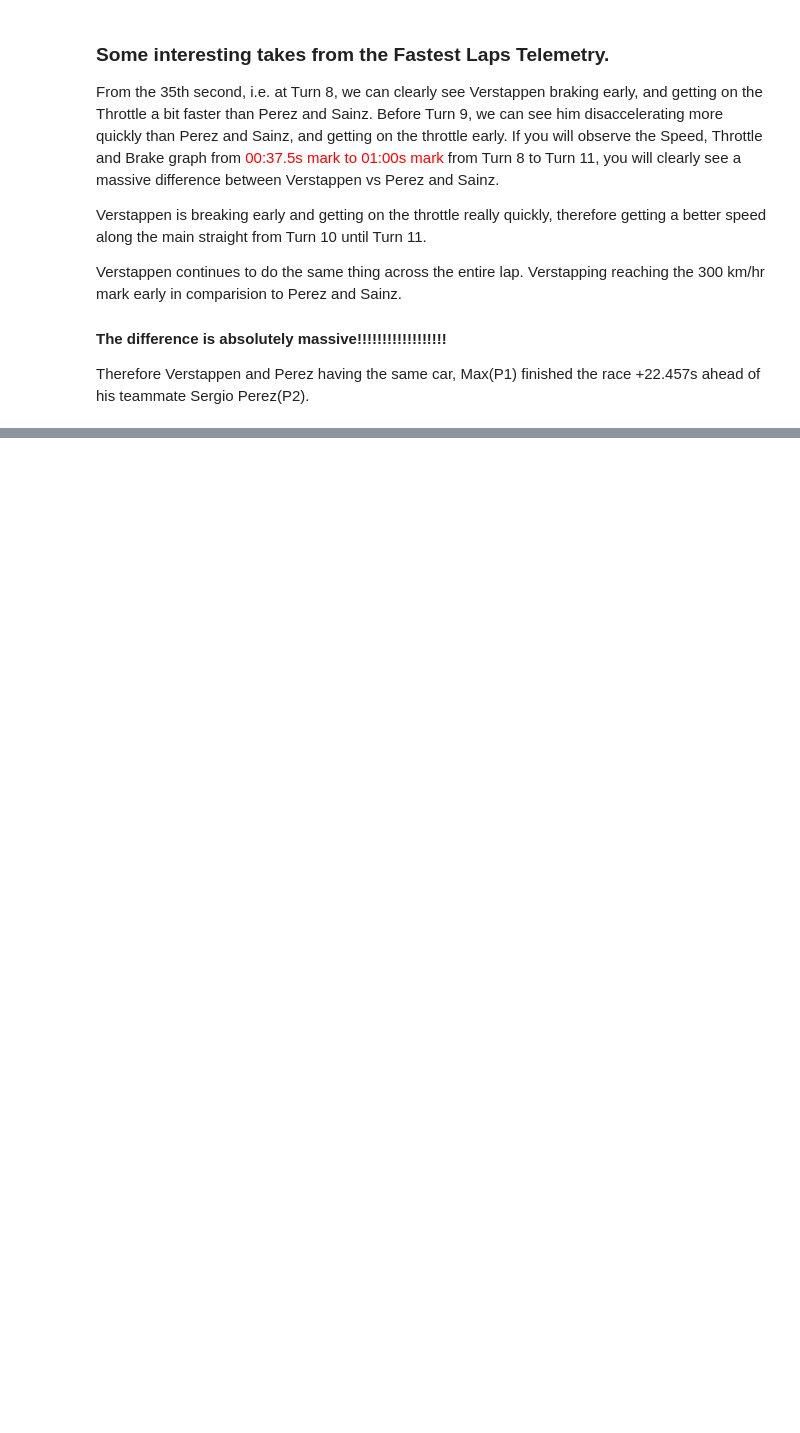
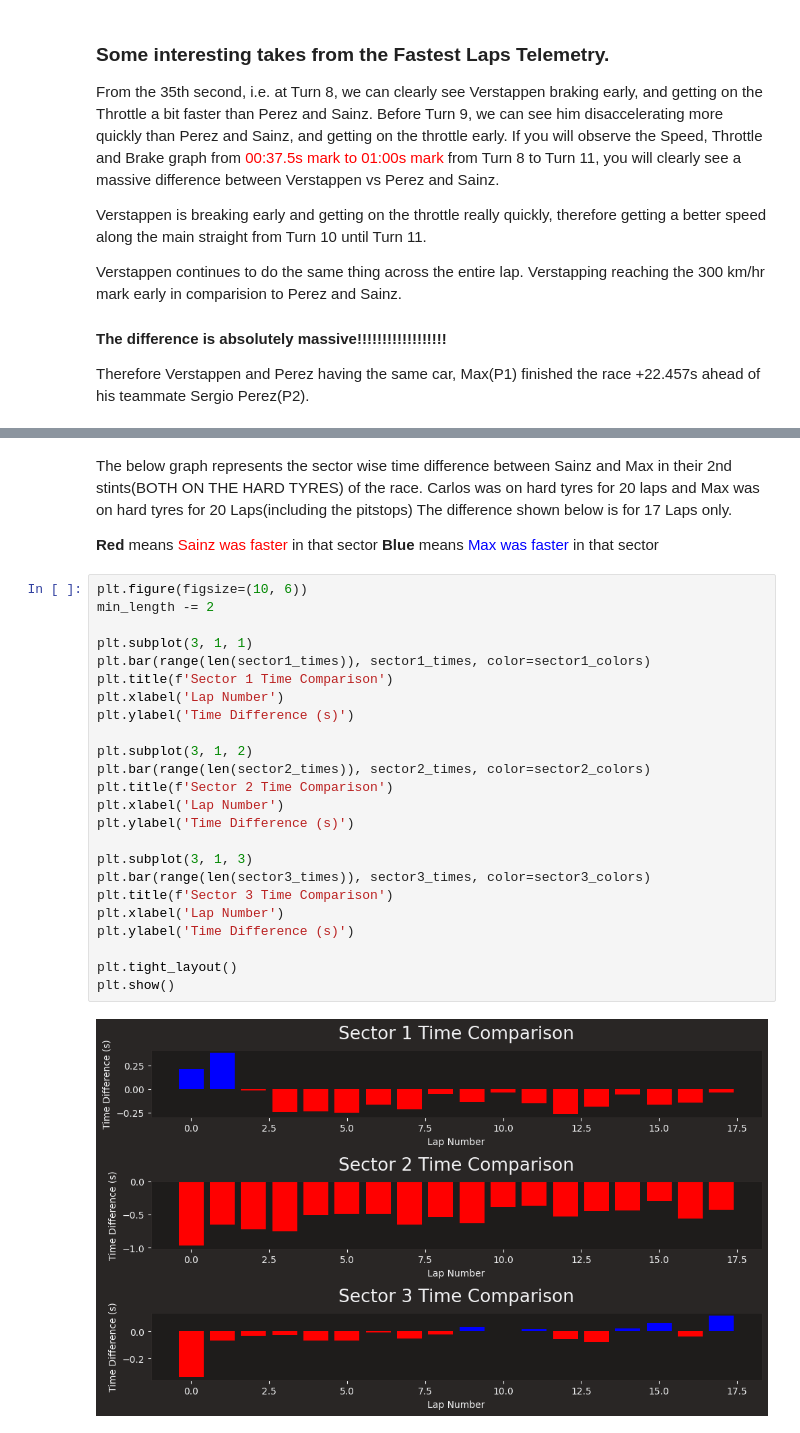
Before and after one commit to AmitSahoo45/F1-DATA-ANALYSIS, a Jupyter notebook: 2024/Bahrain/RaceAnalysis.ipynb, the cells around one changed output, grey strips where cells are left out. Cells and saved outputs as stored; diff of their text form; blank space fills up the shorter version.

Commit message:
Add 2024 Bahrain Race Analysis: Max vs Sainz Second Stint in Clean Air

```diff
--- a/2024/Bahrain/RaceAnalysis.ipynb
+++ b/2024/Bahrain/RaceAnalysis.ipynb
@@ -105,0 +154,33 @@ Therefore Verstappen and Perez having the same car, Max(P1) finished the race +2
+# %% [markdown]
+The below graph represents the sector wise time difference between Sainz and Max in their 2nd stints(BOTH ON THE HARD TYRES) of the race.
+Carlos was on hard tyres for 20 laps and Max was on hard tyres for 20 Laps(including the pitstops)
+The difference shown below is for 17 Laps only.
+
+**Red** means <font color='red'>Sainz was faster</font> in that sector
+**Blue** means <font color='blue'>Max was faster</font> in that sector
+# %%
+plt.figure(figsize=(10, 6))
+min_length -= 2
+
+plt.subplot(3, 1, 1)
+plt.bar(range(len(sector1_times)), sector1_times, color=sector1_colors)
+plt.title(f'Sector 1 Time Comparison')
+plt.xlabel('Lap Number')
+plt.ylabel('Time Difference (s)')
+
+plt.subplot(3, 1, 2)
+plt.bar(range(len(sector2_times)), sector2_times, color=sector2_colors)
+plt.title(f'Sector 2 Time Comparison')
+plt.xlabel('Lap Number')
+plt.ylabel('Time Difference (s)')
+
+plt.subplot(3, 1, 3)
+plt.bar(range(len(sector3_times)), sector3_times, color=sector3_colors)
+plt.title(f'Sector 3 Time Comparison')
+plt.xlabel('Lap Number')
+plt.ylabel('Time Difference (s)')
+
+plt.tight_layout()
+plt.show()
+# %% [output]
+[figure, added]
```
Also changed, not shown: parts of 3 cells of this notebook.
